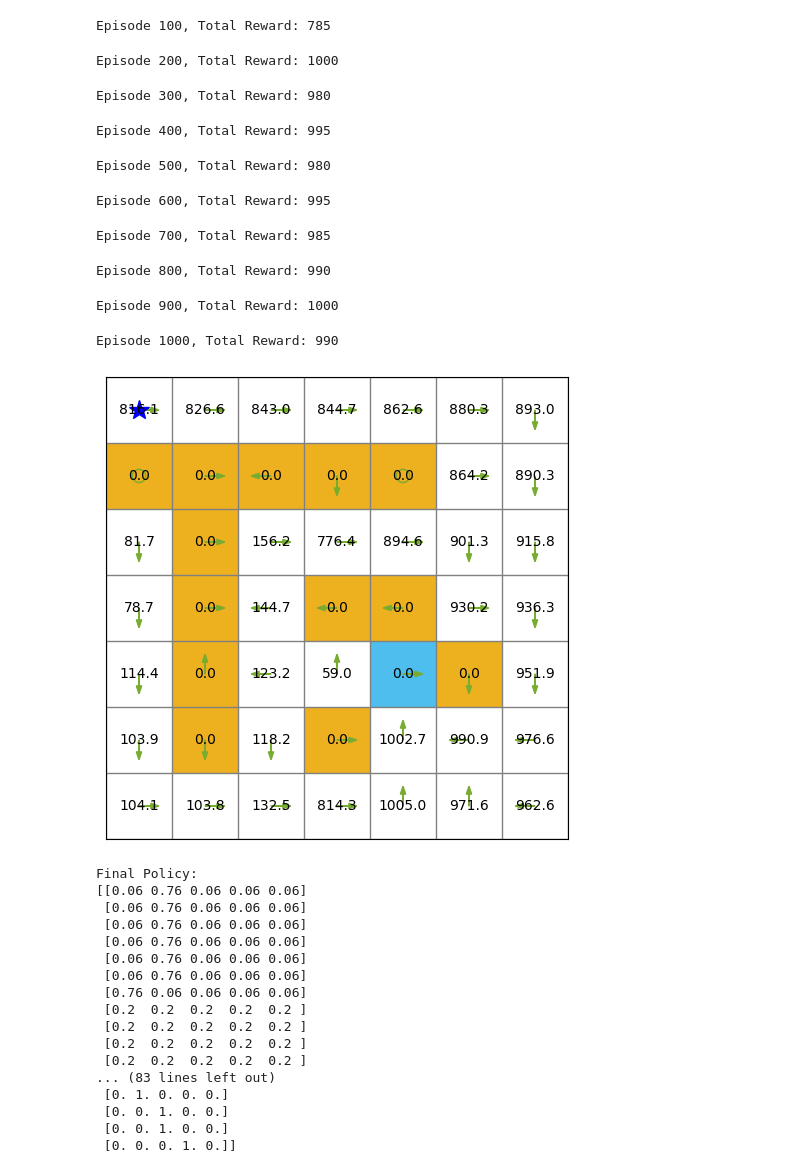
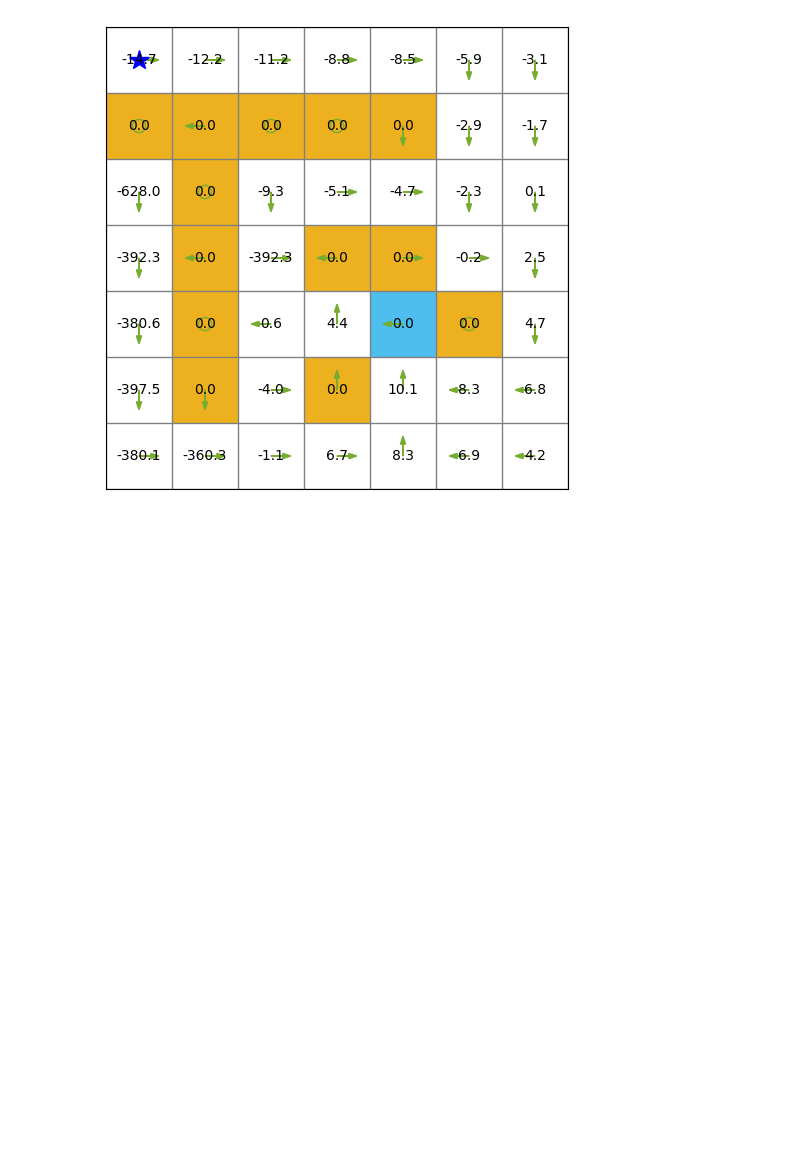
Before and after one commit to VeinsureLee/RL_Study, a Jupyter notebook: Grid_world/Note/chapter8_Value/1.Sarsa_value.ipynb, the cells around one changed output. Saved outputs shown, nothing was run; the diff lists cells and outputs as text; code cells hidden in the pictures; blank space fills up the shorter version.

```diff
--- a/Grid_world/Note/chapter8_Value/1.Sarsa_value.ipynb
+++ b/Grid_world/Note/chapter8_Value/1.Sarsa_value.ipynb
@@ -157,39 +186,11 @@ class Sarsa(Agent):
                 self.policy[st_idx, a] = self.epsilon / self.num_actions
 # %%
 env = GridWorld()
-env.reward_step = 0
-env.reward_target = 1000
+env.reward_step = -1
+env.reward_target = 10
 # %%
-agent = Sarsa(env, epsilon=0.3, gamma=0.99, num_episodes=1000, episode_length=1000, alpha=1e-3)
+agent = Sarsa(env, epsilon=0.3, gamma=1, num_episodes=5000, episode_length=1000, alpha=1e-3)
 agent.run()
 agent.render_static()
-print("Final Policy:")
 # %% [output]
-Episode 100, Total Reward: 785
-Episode 200, Total Reward: 1000
-Episode 300, Total Reward: 980
-Episode 400, Total Reward: 995
-Episode 500, Total Reward: 980
-Episode 600, Total Reward: 995
-Episode 700, Total Reward: 985
-Episode 800, Total Reward: 990
-Episode 900, Total Reward: 1000
-Episode 1000, Total Reward: 990
-[figure, old version]
+[figure, new version]
-Final Policy:
-[[0.06 0.76 0.06 0.06 0.06]
- [0.06 0.76 0.06 0.06 0.06]
- [0.06 0.76 0.06 0.06 0.06]
- [0.06 0.76 0.06 0.06 0.06]
- [0.06 0.76 0.06 0.06 0.06]
- [0.06 0.76 0.06 0.06 0.06]
- [0.76 0.06 0.06 0.06 0.06]
- [0.2  0.2  0.2  0.2  0.2 ]
- [0.2  0.2  0.2  0.2  0.2 ]
- [0.2  0.2  0.2  0.2  0.2 ]
- [0.2  0.2  0.2  0.2  0.2 ]
-... (83 lines left out)
- [0. 1. 0. 0. 0.]
- [0. 0. 1. 0. 0.]
- [0. 0. 1. 0. 0.]
- [0. 0. 0. 1. 0.]]
```
Also changed, not shown: parts of 1 cell of this notebook.
